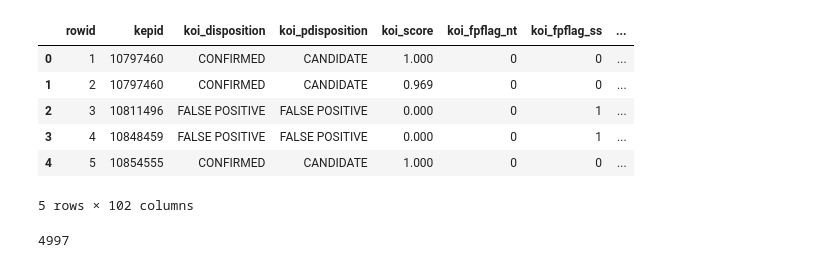
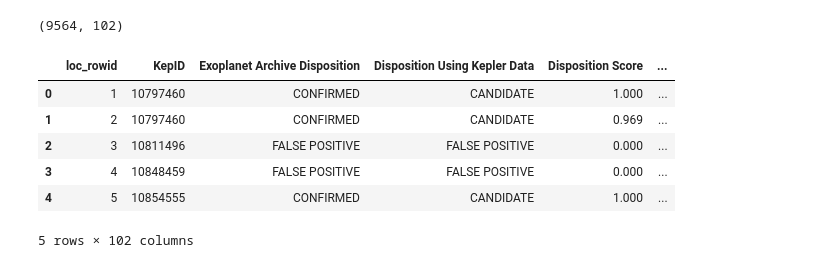
Before and after one commit to josiahcoad/LaSerenaDataScience, a Jupyter notebook: Expermental.ipynb, the cells around one changed output. Cells and saved outputs as stored; diff of their text form; code cells hidden in the pictures.

```diff
--- a/Expermental.ipynb
+++ b/Expermental.ipynb
@@ -55,27 +55,15 @@ import matplotlib.pyplot as plt
 from IPython.display import Image
 import pydotplus
 # %%
-df = pd.read_csv('KeplerData.csv')
-df.head()
+raw = pd.read_csv('KeplerData.csv')
+print(raw.shape)
+raw.head()
 # %% [output]
+(9564, 102)
-|  | rowid | kepid | koi_disposition | koi_pdisposition | koi_score | koi_fpflag_nt | koi_fpflag_ss | ... |
-| 0 | 1 | 10797460 | CONFIRMED | CANDIDATE | 1.000 | 0 | 0 | ... |
-| 1 | 2 | 10797460 | CONFIRMED | CANDIDATE | 0.969 | 0 | 0 | ... |
-| 2 | 3 | 10811496 | FALSE POSITIVE | FALSE POSITIVE | 0.000 | 0 | 1 | ... |
-| 3 | 4 | 10848459 | FALSE POSITIVE | FALSE POSITIVE | 0.000 | 0 | 1 | ... |
-| 4 | 5 | 10854555 | CONFIRMED | CANDIDATE | 1.000 | 0 | 0 | ... |
+|  | loc_rowid | KepID | Exoplanet Archive Disposition | Disposition Using Kepler Data | Disposition Score | ... |
+| 0 | 1 | 10797460 | CONFIRMED | CANDIDATE | 1.000 | ... |
+| 1 | 2 | 10797460 | CONFIRMED | CANDIDATE | 0.969 | ... |
+| 2 | 3 | 10811496 | FALSE POSITIVE | FALSE POSITIVE | 0.000 | ... |
+| 3 | 4 | 10848459 | FALSE POSITIVE | FALSE POSITIVE | 0.000 | ... |
+| 4 | 5 | 10854555 | CONFIRMED | CANDIDATE | 1.000 | ... |
-5 rows × 102 columns
+5 rows × 102 columns
-# %%
-# remove canidates (2244 rows)
-target = 'koi_disposition'
-df = df[df[target] != 'CANDIDATE']
-# can't include these columns because they are all null
-#invalids = ['Equilibrium Temperature Upper Uncertainty [K]', 'Equilibrium Temperature Lower Uncertainty [K]']
-# these are all the features
-features = list(set(df.columns[4:]) - set(invalids))
-data = df[features + [target]]
-# dropping any rows with na drops another 2538 rows
-withoutna = data.dropna()
-len(withoutna)
-# %% [output]
-4997
```
Also changed, not shown: parts of 14 cells of this notebook.
